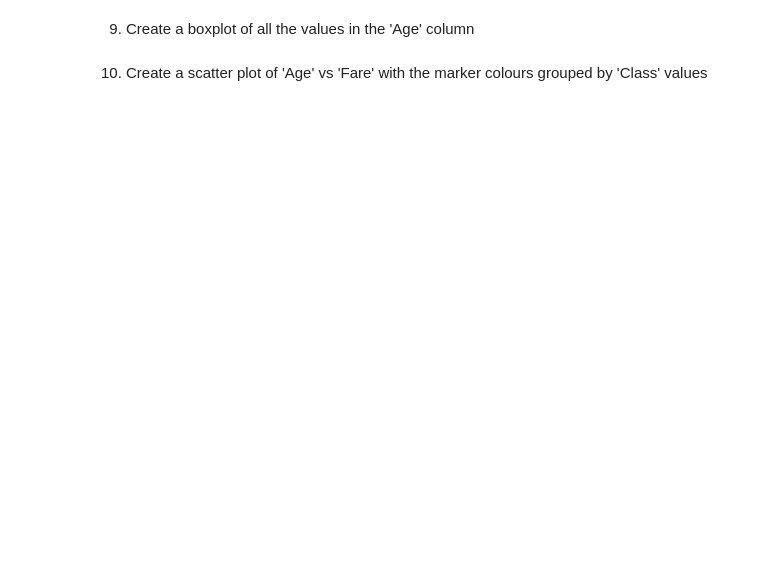
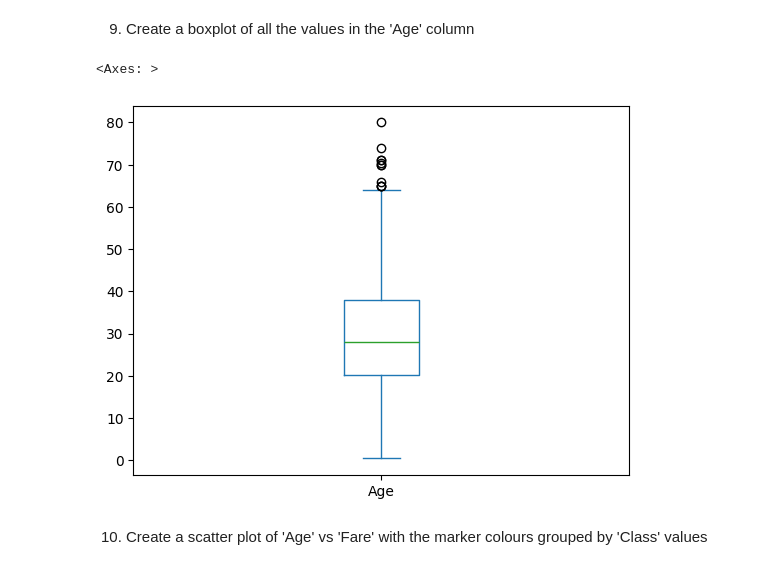
Before and after one commit to b-hast08/ai-work-experience-2025, a Jupyter notebook: pandas/Introduction_to_Pandas.ipynb, the cells around one changed output. Drawn from its saved outputs; the diff is of its cells as text; code cells hidden in the pictures; blank space fills up the shorter version.

```diff
--- a/pandas/Introduction_to_Pandas.ipynb
+++ b/pandas/Introduction_to_Pandas.ipynb
@@ -441,6 +707,7 @@ Work through the exercises below to investigate the Titanic data!
 1) Import the Titanic dataset. It has the path 'Titanic.csv'
 # %%
 # Import Titanic Dataset
+Ti = pd.read_csv('Titanic.csv')
 # %% [markdown]
 2) Display the first 10 rows of the dataset
 # %%
@@ -453,3 +752,5 @@ Work through the exercises below to investigate the Titanic data!
 4. Add together the number of 'Sibling/Spouses' to the number of 'Parents/Children' to create a new column called 'FamilyMembers'
 # %%
 # Create 'FamilyMembers' column
+Ti['Family Members'] = Ti['SibSp'] + Ti['Parch']
+Ti
@@ -484,0 +823,11 @@ Work through the exercises below to investigate the Titanic data!
+# %%
+# Create a Class column
+def create_string_class(class_value):
+        if class_value==1:
+            return 'First'
+        if class_value==2:
+            return 'Second'
+        if class_value==3:
+            return 'Third'
+Ti['Class'] = Ti['Pclass'].apply(create_string_class)
+Ti.head()
@@ -486,5 +842,9 @@ Work through the exercises below to investigate the Titanic data!
 9. Create a boxplot of all the values in the 'Age' column
 # %%
 # Create a boxplot of Age
+Ti['Age'].plot(kind='box')
+# %% [output]
+<Axes: >
+[figure, added]
 # %% [markdown]
 10. Create a scatter plot of 'Age' vs 'Fare' with the marker colours grouped by 'Class' values
```
Also changed, not shown: parts of 41 cells of this notebook.
